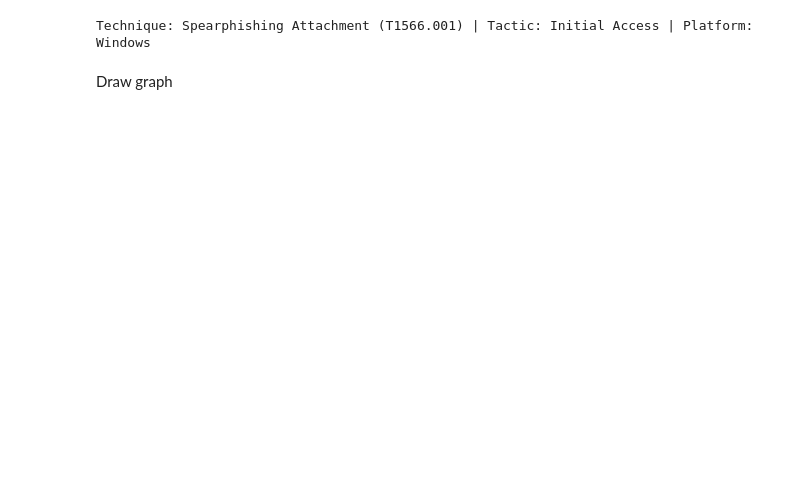
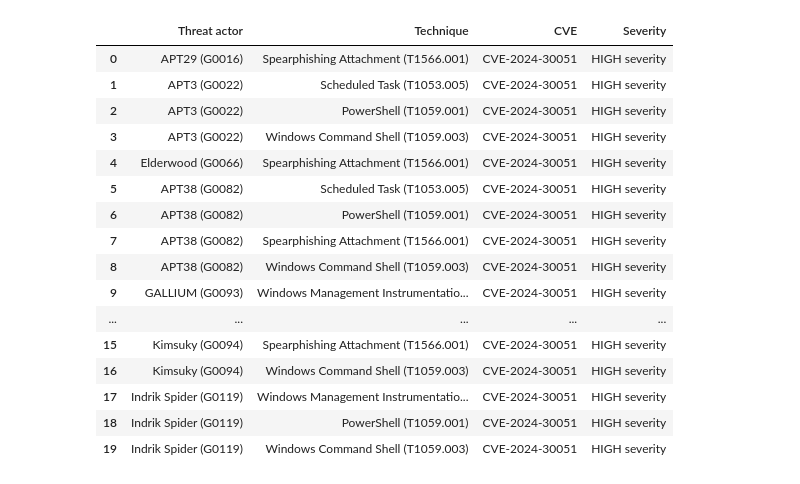
Before and after one commit to Timoseee/windows-cyber-threat-kg, a Jupyter notebook: analysis.ipynb, the cells around one changed output. Cells and saved outputs as stored; diff of their text form; code cells hidden in the pictures; blank space fills up the shorter version.

```diff
--- a/analysis.ipynb
+++ b/analysis.ipynb
@@ -85,26 +162,51 @@ Query the available attack techniques and tactics available on Windows.
 # %%
-query_technique_context = """
+integration_query = """
 PREFIX cti: <https://github.com/Timoseee/windows-cyber-threat-kg/ontology#>
 PREFIX rdfs: <http://www.w3.org/2000/01/rdf-schema#>
 
-SELECT ?techniqueLabel ?tacticLabel ?platformLabel
+SELECT DISTINCT ?actor_name ?technique_name ?cve_name ?severity_name
 WHERE {
-    ?technique cti:belongsToTactic ?tactic ;
-               cti:applicableToPlatform ?platform .
-
-    ?technique rdfs:label ?techniqueLabel .
-    ?tactic rdfs:label ?tacticLabel .
-    ?platform rdfs:label ?platformLabel .
+    ?actor a cti:ThreatActor ;
+           rdfs:label ?actor_name ;
+           cti:usesTechnique ?technique .
+    ?technique rdfs:label ?technique_name ;
+               cti:applicableToPlatform cti:Windows .
+    ?cve a cti:Vulnerability ;
+         rdfs:label ?cve_name ;
+         cti:hasSeverity ?severity ;
+         cti:affectsProduct ?product .
+    ?severity rdfs:label ?severity_name .
+    ?product cti:belongsToPlatform cti:Windows .
 }
+LIMIT 20
 """
 
-for row in g.query(query_technique_context):
-    print(
-        f"Technique: {row.techniqueLabel} | "
-        f"Tactic: {row.tacticLabel} | "
-        f"Platform: {row.platformLabel}"
-    )
+integration_rows = []
+for row in g.query(integration_query):
+    integration_rows.append({
+        "Threat actor": str(row.actor_name),
+        "Technique": str(row.technique_name),
+        "CVE": str(row.cve_name),
+        "Severity": str(row.severity_name)
+    })
+
+integration_df = pd.DataFrame(integration_rows).drop_duplicates()
+integration_df
 # %% [output]
-Technique: Spearphishing Attachment (T1566.001) | Tactic: Initial Access | Platform: Windows
+|  | Threat actor | Technique | CVE | Severity |
+| 0 | APT29 (G0016) | Spearphishing Attachment (T1566.001) | CVE-2024-30051 | HIGH severity |
+| 1 | APT3 (G0022) | Scheduled Task (T1053.005) | CVE-2024-30051 | HIGH severity |
+| 2 | APT3 (G0022) | PowerShell (T1059.001) | CVE-2024-30051 | HIGH severity |
+| 3 | APT3 (G0022) | Windows Command Shell (T1059.003) | CVE-2024-30051 | HIGH severity |
+| 4 | Elderwood (G0066) | Spearphishing Attachment (T1566.001) | CVE-2024-30051 | HIGH severity |
+| 5 | APT38 (G0082) | Scheduled Task (T1053.005) | CVE-2024-30051 | HIGH severity |
+| 6 | APT38 (G0082) | PowerShell (T1059.001) | CVE-2024-30051 | HIGH severity |
+| 7 | APT38 (G0082) | Spearphishing Attachment (T1566.001) | CVE-2024-30051 | HIGH severity |
+| 8 | APT38 (G0082) | Windows Command Shell (T1059.003) | CVE-2024-30051 | HIGH severity |
+| 9 | GALLIUM (G0093) | Windows Management Instrumentatio... | CVE-2024-30051 | HIGH severity |
+| ... | ... | ... | ... | ... |
+| 15 | Kimsuky (G0094) | Spearphishing Attachment (T1566.001) | CVE-2024-30051 | HIGH severity |
+| 16 | Kimsuky (G0094) | Windows Command Shell (T1059.003) | CVE-2024-30051 | HIGH severity |
+| 17 | Indrik Spider (G0119) | Windows Management Instrumentatio... | CVE-2024-30051 | HIGH severity |
+| 18 | Indrik Spider (G0119) | PowerShell (T1059.001) | CVE-2024-30051 | HIGH severity |
+| 19 | Indrik Spider (G0119) | Windows Command Shell (T1059.003) | CVE-2024-30051 | HIGH severity |
-# %% [markdown]
-Draw graph
```
Also changed, not shown: parts of 21 cells of this notebook, 4 other files.
